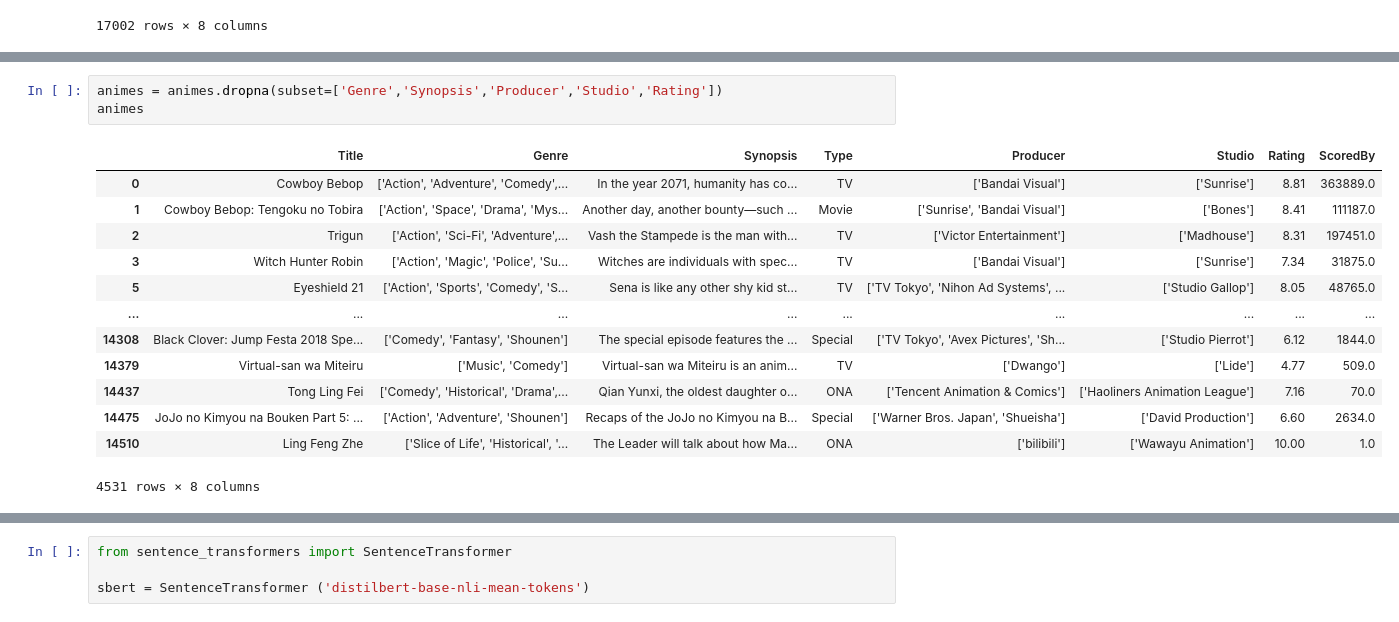
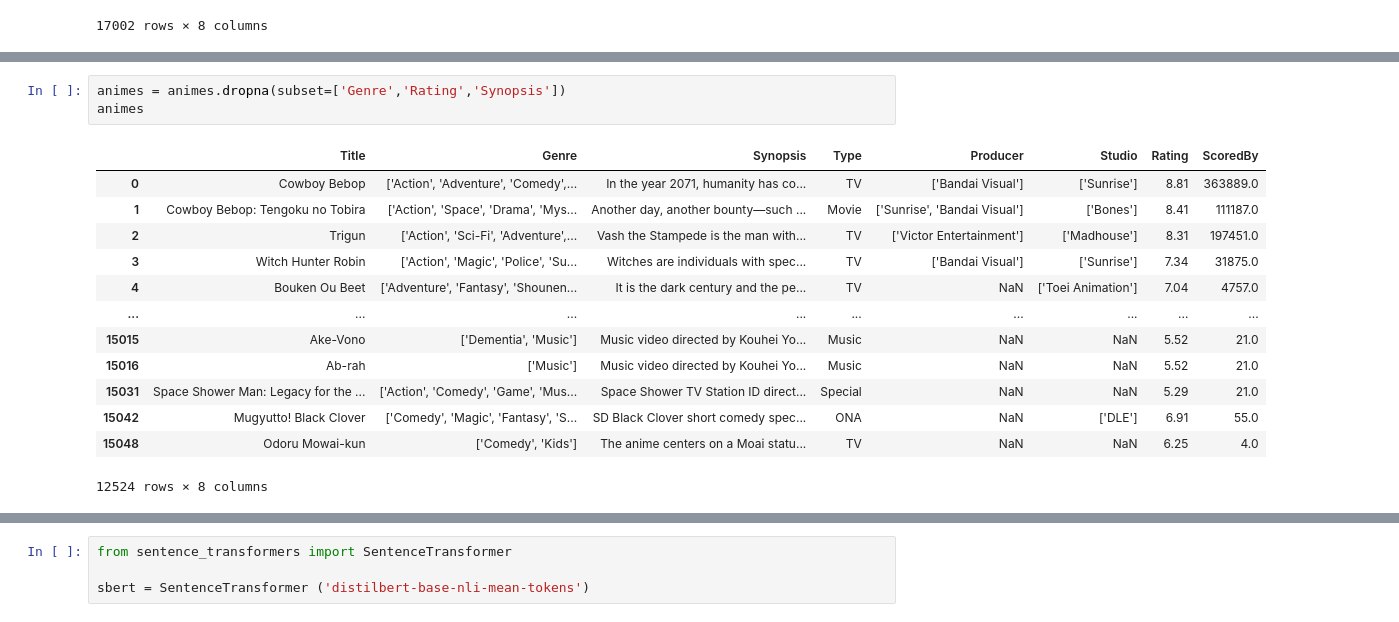
Before and after one commit to Rewich-1/projet_MLOPS_predict_anime, a Jupyter notebook: recherche/modeling.ipynb, the cells around one changed output, grey strips where cells are left out. Saved outputs shown, nothing was run; the diff lists cells and outputs as text.

```diff
--- a/recherche/modeling.ipynb
+++ b/recherche/modeling.ipynb
@@ -39,17 +52,17 @@ animes
 # %%
-animes = animes.dropna(subset=['Genre','Synopsis','Producer','Studio','Rating'])
+animes = animes.dropna(subset=['Genre','Rating','Synopsis'])
 animes
 # %% [output]
 |  | Title | Genre | Synopsis | Type | Producer | Studio | Rating | ScoredBy |
 | 0 | Cowboy Bebop | ['Action', 'Adventure', 'Comedy',... | In the year 2071, humanity has co... | TV | ['Bandai Visual'] | ['Sunrise'] | 8.81 | 363889.0 |
 | 1 | Cowboy Bebop: Tengoku no Tobira | ['Action', 'Space', 'Drama', 'Mys... | Another day, another bounty—such ... | Movie | ['Sunrise', 'Bandai Visual'] | ['Bones'] | 8.41 | 111187.0 |
 | 2 | Trigun | ['Action', 'Sci-Fi', 'Adventure',... | Vash the Stampede is the man with... | TV | ['Victor Entertainment'] | ['Madhouse'] | 8.31 | 197451.0 |
 | 3 | Witch Hunter Robin | ['Action', 'Magic', 'Police', 'Su... | Witches are individuals with spec... | TV | ['Bandai Visual'] | ['Sunrise'] | 7.34 | 31875.0 |
-| 5 | Eyeshield 21 | ['Action', 'Sports', 'Comedy', 'S... | Sena is like any other shy kid st... | TV | ['TV Tokyo', 'Nihon Ad Systems', ... | ['Studio Gallop'] | 8.05 | 48765.0 |
+| 4 | Bouken Ou Beet | ['Adventure', 'Fantasy', 'Shounen... | It is the dark century and the pe... | TV | NaN | ['Toei Animation'] | 7.04 | 4757.0 |
 | ... | ... | ... | ... | ... | ... | ... | ... | ... |
-| 14308 | Black Clover: Jump Festa 2018 Spe... | ['Comedy', 'Fantasy', 'Shounen'] | The special episode features the ... | Special | ['TV Tokyo', 'Avex Pictures', 'Sh... | ['Studio Pierrot'] | 6.12 | 1844.0 |
-| 14379 | Virtual-san wa Miteiru | ['Music', 'Comedy'] | Virtual-san wa Miteiru is an anim... | TV | ['Dwango'] | ['Lide'] | 4.77 | 509.0 |
-| 14437 | Tong Ling Fei | ['Comedy', 'Historical', 'Drama',... | Qian Yunxi, the oldest daughter o... | ONA | ['Tencent Animation & Comics'] | ['Haoliners Animation League'] | 7.16 | 70.0 |
-| 14475 | JoJo no Kimyou na Bouken Part 5: ... | ['Action', 'Adventure', 'Shounen'] | Recaps of the JoJo no Kimyou na B... | Special | ['Warner Bros. Japan', 'Shueisha'] | ['David Production'] | 6.60 | 2634.0 |
-| 14510 | Ling Feng Zhe | ['Slice of Life', 'Historical', '... | The Leader will talk about how Ma... | ONA | ['bilibili'] | ['Wawayu Animation'] | 10.00 | 1.0 |
+| 15015 | Ake-Vono | ['Dementia', 'Music'] | Music video directed by Kouhei Yo... | Music | NaN | NaN | 5.52 | 21.0 |
+| 15016 | Ab-rah | ['Music'] | Music video directed by Kouhei Yo... | Music | NaN | NaN | 5.52 | 21.0 |
+| 15031 | Space Shower Man: Legacy for the ... | ['Action', 'Comedy', 'Game', 'Mus... | Space Shower TV Station ID direct... | Special | NaN | NaN | 5.29 | 21.0 |
+| 15042 | Mugyutto! Black Clover | ['Comedy', 'Magic', 'Fantasy', 'S... | SD Black Clover short comedy spec... | ONA | NaN | ['DLE'] | 6.91 | 55.0 |
+| 15048 | Odoru Mowai-kun | ['Comedy', 'Kids'] | The anime centers on a Moai statu... | TV | NaN | NaN | 6.25 | 4.0 |
-4531 rows × 8 columns
+12524 rows × 8 columns
```
Also changed, not shown: parts of 24 cells of this notebook, 9 other files.
